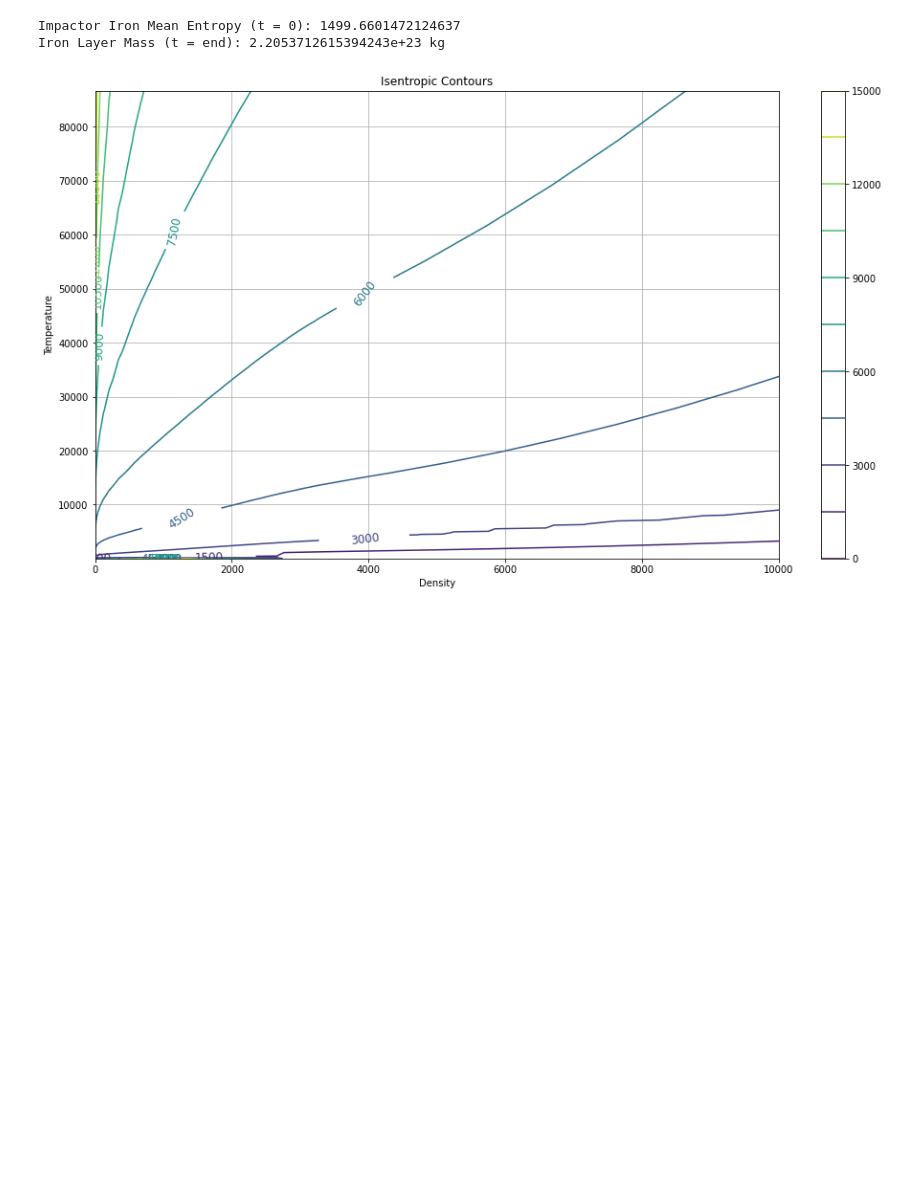
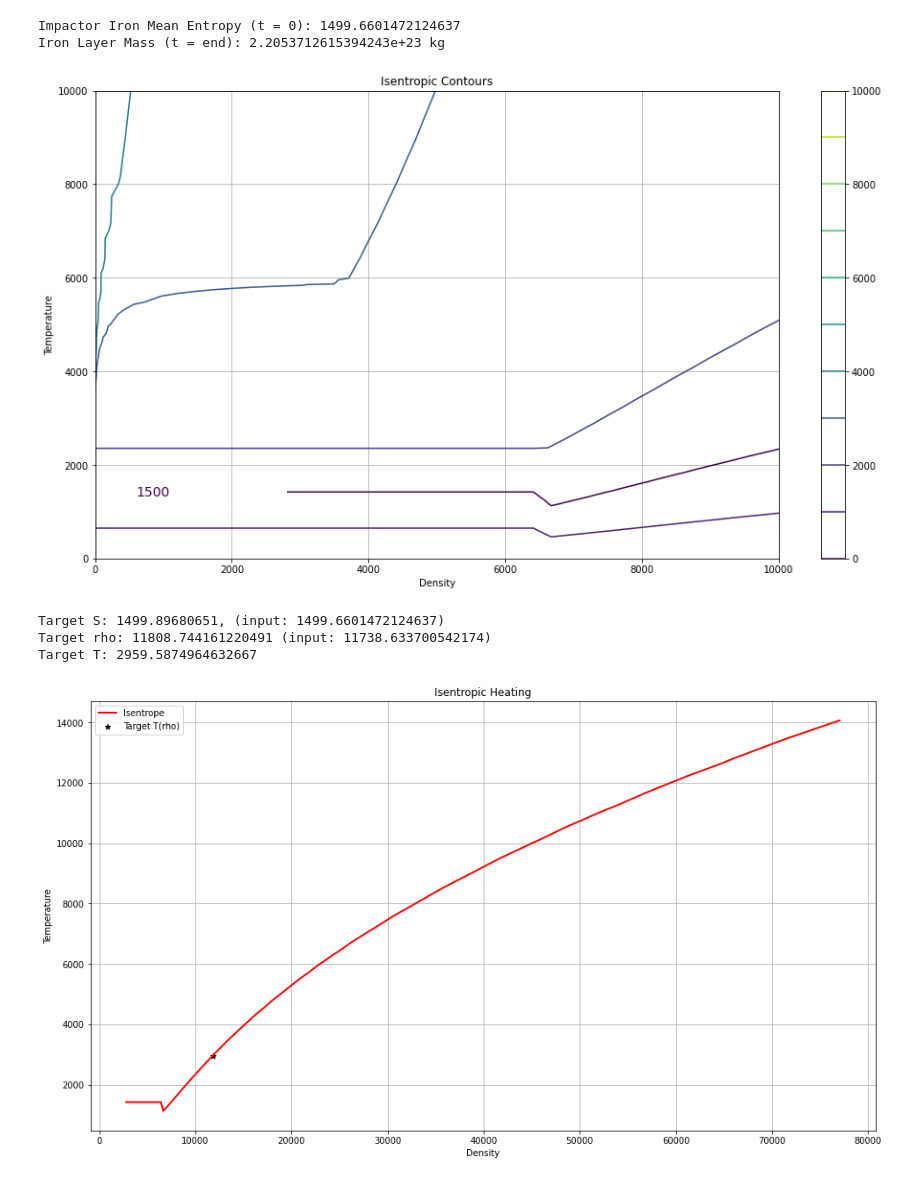
Before and after one commit to ScottHull/iron_layer, a Jupyter notebook: model.ipynb, the cells around one changed output. Saved outputs shown, nothing was run; the diff lists cells and outputs as text; code cells hidden in the pictures; blank space fills up the shorter version.

```diff
--- a/model.ipynb
+++ b/model.ipynb
@@ -19,7 +23,7 @@ assumed_dT = 10 ** 4  # the assumed delta temperature due to impact heating
 # recall, SPH will underestimate density of the layer due to contact with mantle material boundary
 start_file = "0.csv"
 end_file = "1000.csv"
-iron_eos = "phase_data/forste_STS.table.txt"  # the EoS datatable for iron
+iron_eos = "phase_data/iron_STS.table.txt"  # the EoS datatable for iron
 start_df = pd.read_csv(start_file, skiprows=2)
 end_df = pd.read_csv(end_file, skiprows=2)
 # %%
@@ -49,7 +53,7 @@ def delta_rho(alpha, rho_0, delta_T):
     """
     return alpha * rho_0 * delta_T
 
-def isentropes(eos):
+def isentropes(eos, tareget_s):
     phase_df = pd.read_fwf(eos, skiprows=1,
                            names=["density", "temperature", "internal_energy", "pressure", "soundspeed", "entropy"])  # load the EoS datatable
     phase_df = phase_df[phase_df['entropy'] > 0]
@@ -58,18 +62,20 @@ def isentropes(eos):
     fig = plt.figure(figsize=(16, 9))
     ax = fig.add_subplot(111)
     sc = ax.tricontour(phase_df['density'], phase_df['temperature'], phase_df['entropy'], levels=10)
-    plt.clabel(sc, inline=1, fontsize=12)
+    c = ax.tricontour(phase_df['density'], phase_df['temperature'], phase_df['entropy'], levels=[tareget_s])
+    # plt.clabel(sc, inline=1, fontsize=12)
+    plt.clabel(c, inline=1, fontsize=14)
     fig.colorbar(sc, ax=ax)
-    # p = sc.collections[0].get_paths()[0]
-    # v = p.vertices
-    # x = v[:,0]
-    # y = v[:,1]
+    p = c.collections[0].get_paths()[0]
+    v = p.vertices
+    x = v[:,0]
+    y = v[:,1]
     ax.set_xlim(0, 10000)
-    # ax.set_ylim(0, 100)
+    ax.set_ylim(0, 10000)
     ax.set_xlabel("Density"), ax.set_ylabel("Temperature"), ax.set_title("Isentropic Contours")
     ax.grid()
     plt.show()
-    # return x, y
+    return x, y
 
 def isentropic_heating(eos, density, entropy):
     """
@@ -87,14 +93,12 @@ def isentropic_heating(eos, density, entropy):
         diff = abs(entropy - s)
         if diff < min_diff:
             min_diff, target_s = diff, s
-    target_isentrope = phase_df[phase_df['entropy'] == target_s]  # the isentrope closest to given entropy value
-    rhos_temps = zip(target_isentrope['density'], target_isentrope['temperature'])
-    # get the closest isentropic density to the given density value
+    isentrope_rho, isentrope_temp = isentropes(eos=eos, tareget_s=target_s)
     min_diff, target_rho, target_t = 1e10, None, None
-    for rho, t in rhos_temps:
+    for index, rho in enumerate(isentrope_rho):
         diff = abs(density - rho)
         if diff < min_diff:
-            min_diff, target_rho, target_t = diff, rho, t
+            min_diff, target_rho, target_t = diff, rho, isentrope_temp[index]
 
     print(
         "Target S: {}, (input: {})\nTarget rho: {} (input: {})\nTarget T: {}".format(target_s, entropy, target_rho, density, target_t)
@@ -104,10 +108,10 @@ def isentropic_heating(eos, density, entropy):
     fig = plt.figure(figsize=(16, 9))
     ax = fig.add_subplot(111)
     ax.plot(
-        target_isentrope['density'], target_isentrope['temperature'], linewidth=2.0, color='red', label="Isentrope"
+        isentrope_rho, isentrope_temp, linewidth=2.0, color='red', label="Isentrope"
     )
     ax.scatter(
-        target_rho, target_t, color='black', marker="*", label="Target T(rho)"
+        target_rho, target_t, color='black', marker="*", s=40, label="Target T(rho)"
     )
     ax.set_xlabel("Density"), ax.set_ylabel("Temperature"), ax.set_title("Isentropic Heating")
     ax.grid()
@@ -115,10 +119,16 @@ def isentropic_heating(eos, density, entropy):
     plt.savefig("isentrope.png", format='png')
     plt.show()
     return target_t
-# %%
-isentropes(eos=iron_eos)
-# %% [output]
-[figure, removed]
+# %%
+delta_density_exp = delta_rho(alpha=alpha_c, delta_T=assumed_dT, rho_0=impactor_iron_rho0)  # thermally expanded density
+density_exp = impactor_iron_rho0 + delta_density_exp  # rho = rho_0 + delta rho
+new_temp = isentropic_heating(eos=iron_eos, density=density_exp, entropy=impactor_iron_entropy)  # isentropic temperature increase
+# %% [output]
+[figure, added]
+Target S: 1499.89680651, (input: 1499.6601472124637)
+Target rho: 11808.744161220491 (input: 11738.633700542174)
+Target T: 2959.5874964632667
+[figure, added]
 # %%
 # declare functions for thermal convection model
 
```
Also changed, not shown: parts of 3 cells of this notebook, 3 other files.
